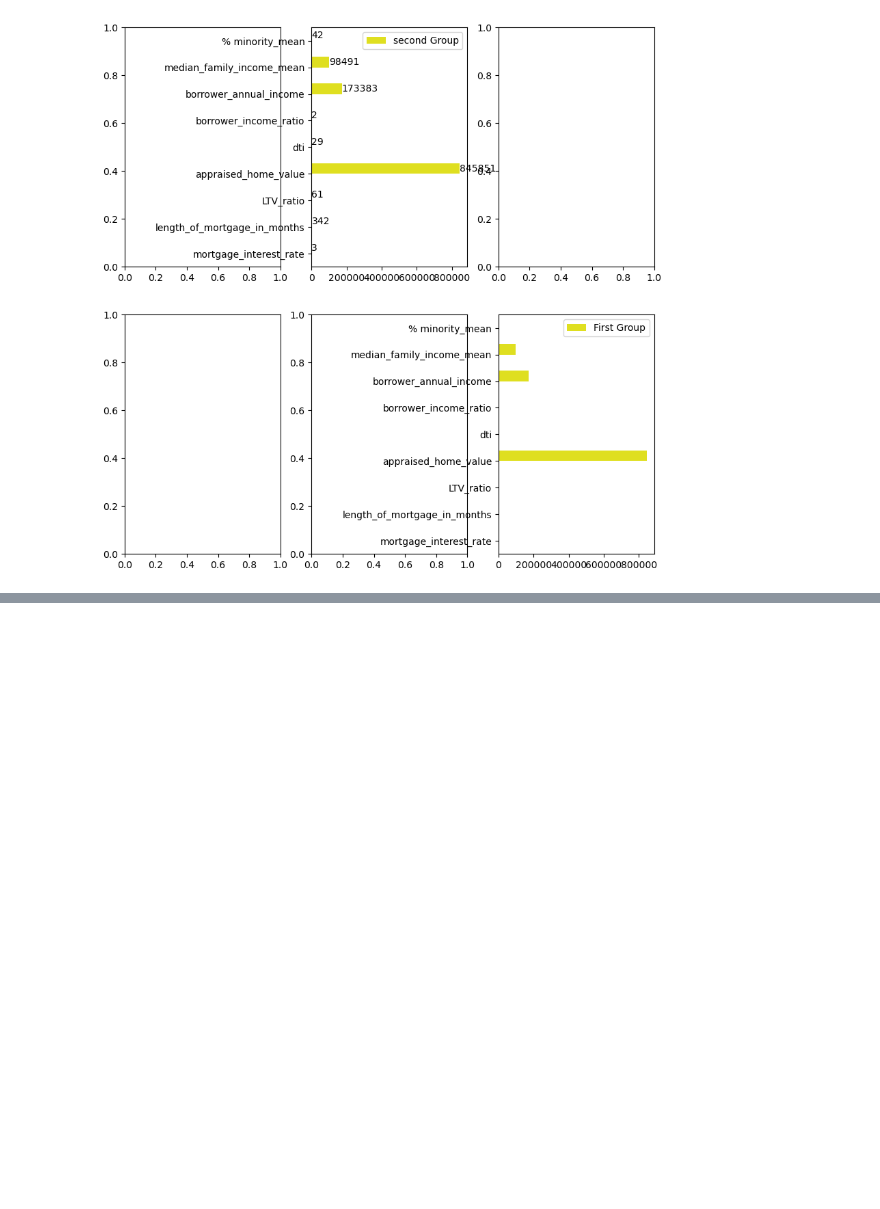
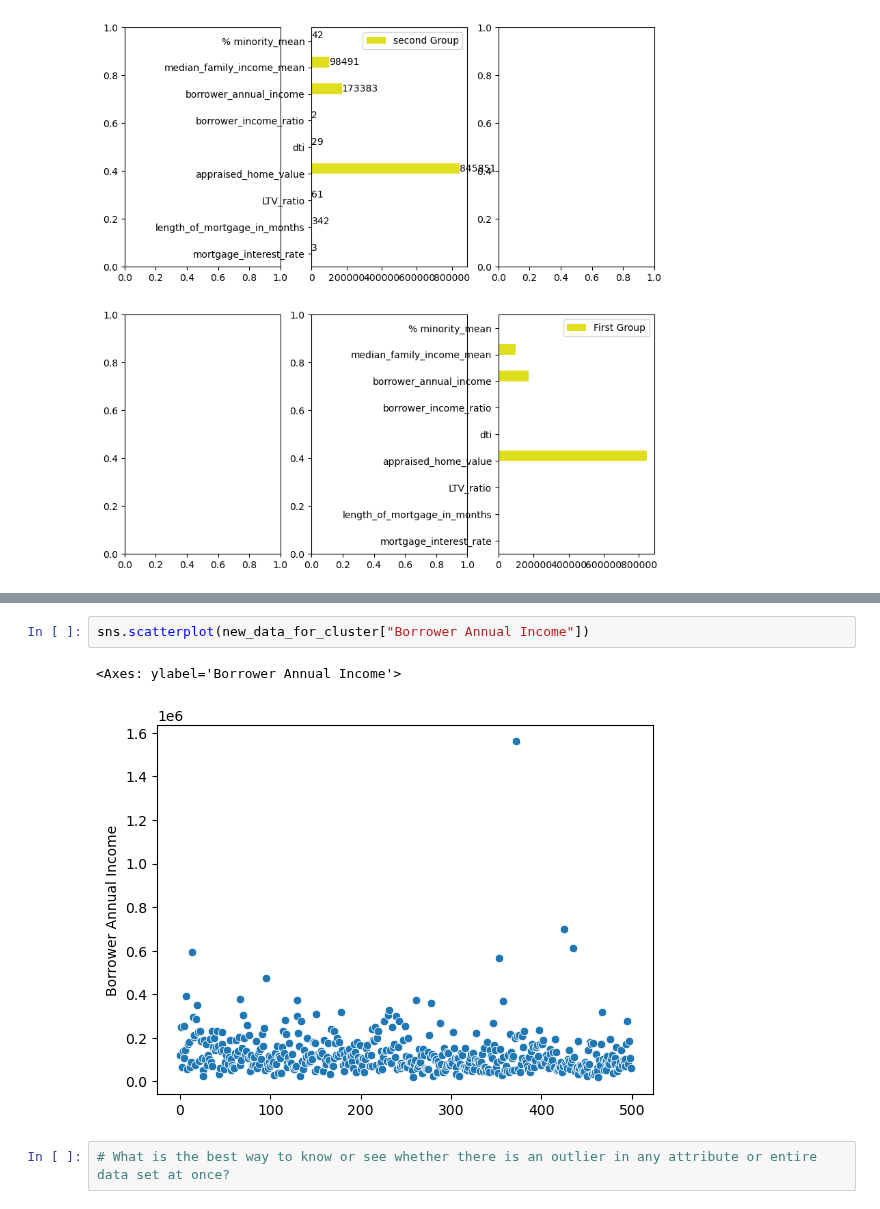
Before and after one commit to KunalNeon/CommBank, a Jupyter notebook: dataSet.ipynb, the cells around one changed output, grey strips where cells are left out. Drawn from its saved outputs; the diff is of its cells as text; blank space fills up the shorter version.

```diff
--- a/dataSet.ipynb
+++ b/dataSet.ipynb
@@ -991,0 +1033,7 @@ dtype: float64
+# %%
+sns.scatterplot(new_data_for_cluster["Borrower Annual Income"])
+# %% [output]
+<Axes: ylabel='Borrower Annual Income'>
+[figure, added]
+# %%
+# What is the best way to know or see whether there is an outlier in any attribute or entire data set at once?
```
Also changed, not shown: parts of 5 cells of this notebook.
